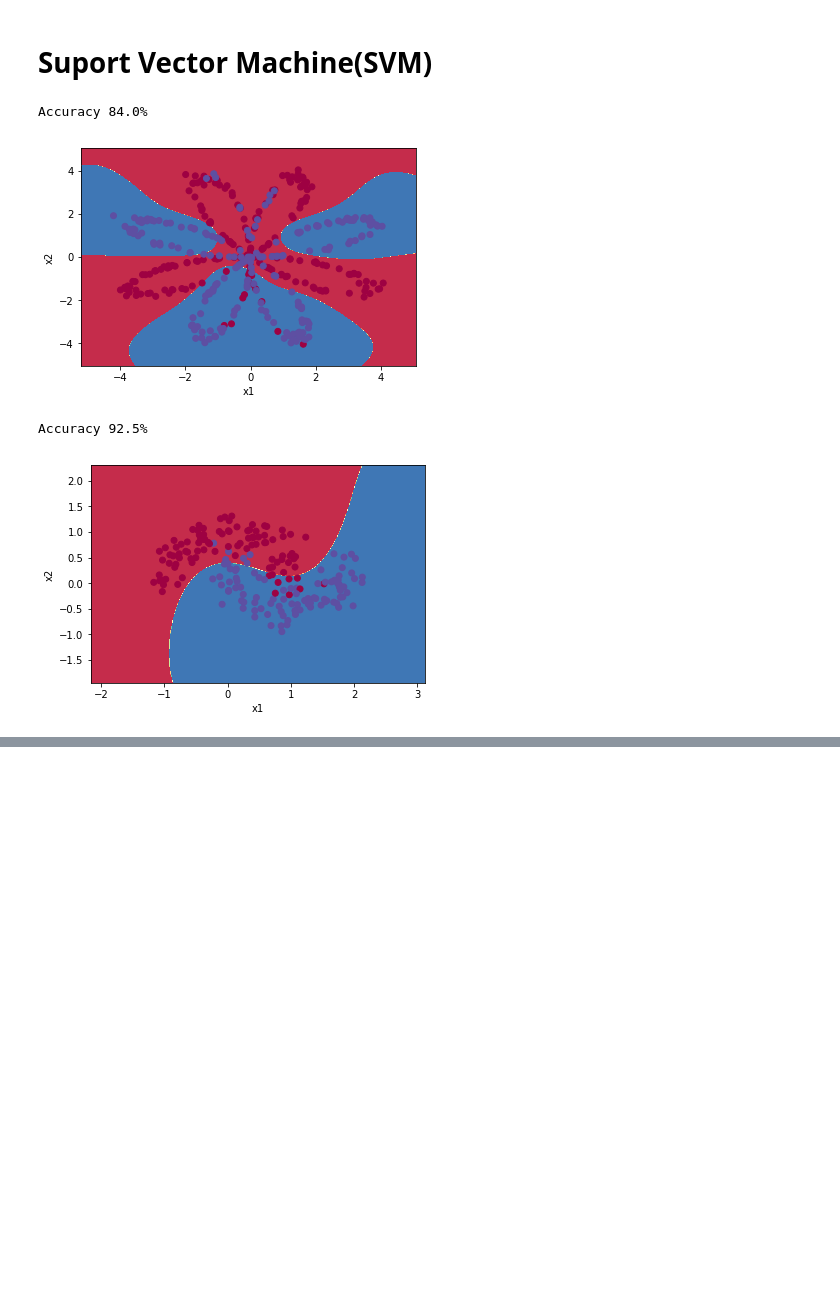
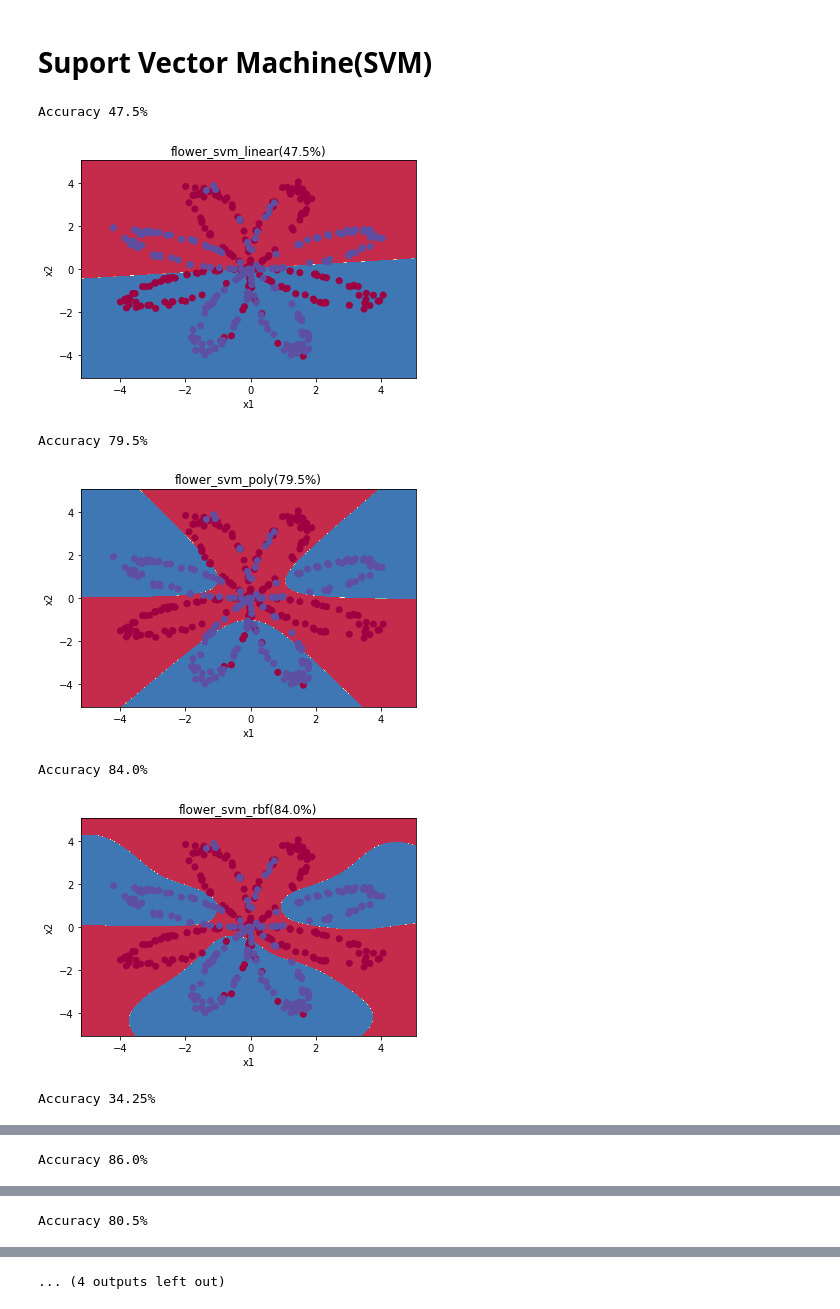
Before and after one commit to GoatWang/ithome_ironman, a Jupyter notebook: day27_Classification_Theory/Classfication_Theory.ipynb, the cells around one changed output, grey strips where cells are left out. Drawn from its saved outputs; the diff is of its cells as text; code cells hidden in the pictures; blank space fills up the shorter version.

```diff
--- a/day27_Classification_Theory/Classfication_Theory.ipynb
+++ b/day27_Classification_Theory/Classfication_Theory.ipynb
@@ -33,6 +28,7 @@ datas.append(("noisy_moons", noisy_moons[0], noisy_moons[1]))
 for name, X, Y in datas:
     plt.scatter(X[:, 0], X[:, 1], c=Y , s=40, cmap=plt.cm.Spectral);
     plt.title(name+'_original')
-    plt.savefig(os.path.join('pic', name+'_original'))
+    plt.title('original_' + name)
+    plt.savefig(os.path.join('pic', 'original_' + name))
     plt.show()
 # %% [output]
@@ -42,12 +38,14 @@ for name, X, Y in datas:
 # K Nearest Neighbor(KNN)
 # %%
 for name, X, Y in datas:
-    clf = KNeighborsClassifier(n_neighbors=3)
-    clf.fit(X, Y)
+    clf = KNeighborsClassifier(n_neighbors=6)  ## 設定用最近的3個鄰居投票
+    clf.fit(X, Y)  ## 訓練模型
 
-    y_pred = clf.predict(X)
-    print('Accuracy',  str((Y == y_pred).sum()/ X.shape[0]*100)+"%")
+    y_pred = clf.predict(X)  ## 預測模型
+    print('Accuracy',  str((Y == y_pred).sum()/ X.shape[0]*100)+"%")  ## 計算精準度
 
-    plot_decision_boundary(lambda x: clf.predict(x), X.T, Y)
+    plot_decision_boundary(lambda x: clf.predict(x), X.T, Y)  ## 視覺化分類器的分類結果
+    plt.title(name+'_knn(' + str((Y == y_pred).sum()/ X.shape[0]*100)+"%)")
+#     plt.savefig(os.path.join('pic', name+'_knn'))  ## 儲存圖片
     plt.show()
 # %% [output]
@@ -66,6 +64,8 @@ for name, X, Y in datas:
     print('Accuracy',  str((Y == y_pred).sum()/ X.shape[0]*100)+"%")
 
     plot_decision_boundary(lambda x: clf.predict(x), X.T, Y)
+    plt.title(name+'_logistic(' + str((Y == y_pred).sum()/ X.shape[0]*100)+"%)")
+    plt.savefig(os.path.join('pic', name+'_logistic'))
     plt.show()
 # %% [output]
 Accuracy 47.0%
@@ -83,6 +83,8 @@ for name, X, Y in datas:
     print('Accuracy',  str((Y == y_pred).sum()/ X.shape[0]*100)+"%")
 
     plot_decision_boundary(lambda x: clf.predict(x), X.T, Y)
+    plt.title(name+'_tree(' + str((Y == y_pred).sum()/ X.shape[0]*100)+"%)")
+    plt.savefig(os.path.join('pic', name+'_tree'))
     plt.show()
 # %% [output]
 Accuracy 100.0%
@@ -92,17 +94,24 @@ Accuracy 100.0%
 # %% [markdown]
 # Suport Vector Machine(SVM)
 # %%
+kernels =['linear', 'poly', 'rbf', 'sigmoid']  ## 選擇kernel
 for name, X, Y in datas:
-    clf = SVC()
-    clf.fit(X, Y)
+    for k in kernels:
+        clf = SVC(C=1.0, kernel=k)  ## 這邊大家可以調整懲罰項C試試看
+        clf.fit(X, Y)
 
-    y_pred = clf.predict(X)
-    print('Accuracy',  str((Y == y_pred).sum()/ X.shape[0]*100)+"%")
+        y_pred = clf.predict(X)
+        print('Accuracy',  str((Y == y_pred).sum()/ X.shape[0]*100)+"%")
 
-    plot_decision_boundary(lambda x: clf.predict(x), X.T, Y)
-    plt.show()
+        plot_decision_boundary(lambda x: clf.predict(x), X.T, Y)
+        plt.title(name+'_svm_'+ k +'(' + str((Y == y_pred).sum()/ X.shape[0]*100)+"%)")
+        plt.savefig(os.path.join('pic', name+'_svm_'+ k))
+        plt.show()
 # %% [output]
-Accuracy 84.0%
+Accuracy 47.5%
-[figure, old version]
+[figure, new version]
-Accuracy 92.5%
+Accuracy 79.5%
-[figure, old version]
+[figure, new version]
+Accuracy 84.0%
+[figure, added]
+Accuracy 34.25%
@@ -108,0 +119 @@ Accuracy 92.5%
+Accuracy 86.0%
@@ -108,0 +121 @@ Accuracy 92.5%
+Accuracy 80.5%
@@ -108,0 +123 @@ Accuracy 92.5%
+... (4 outputs left out)
```
Also changed, not shown: parts of 14 cells of this notebook, 27 other files.
